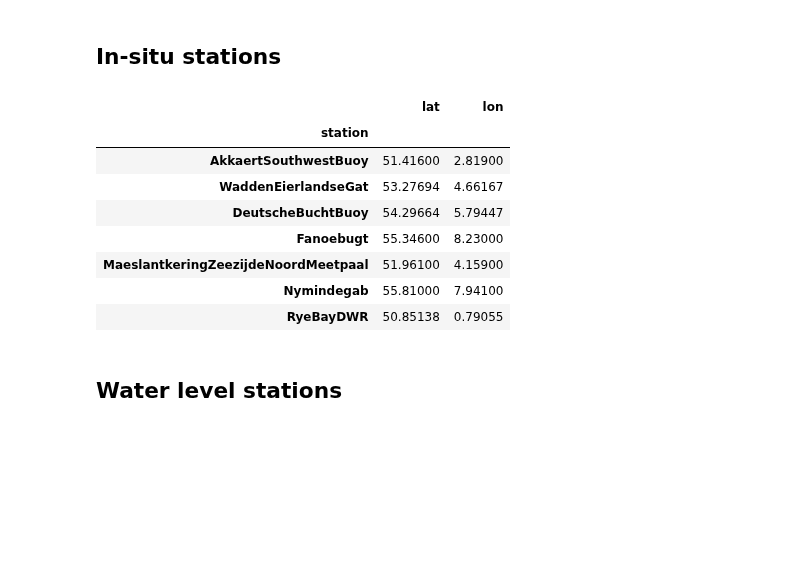
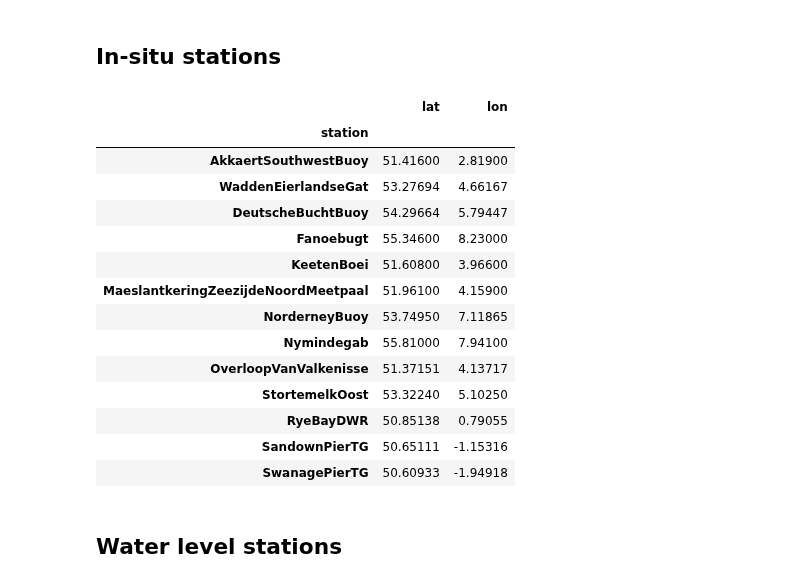
Before and after one commit to DHI/WaterBench-MIKE21SW-SouthernNorthSea, a Jupyter notebook: code/explore_observation_data.ipynb, the cells around one changed output. Drawn from its saved outputs; the diff is of its cells as text; code cells hidden in the pictures; blank space fills up the shorter version.

```diff
--- a/code/explore_observation_data.ipynb
+++ b/code/explore_observation_data.ipynb
@@ -22,18 +22,24 @@ msh = mikeio.open("../input/Mesh_8000_elems.mesh")
 # %% [markdown]
 ## In-situ stations
 # %%
-df_stn = pd.read_csv(fldr + "current_stations.csv", index_col=0)
+df_stn = pd.read_csv(fldr + "stations.csv", index_col=0)
 df_stn
 # %% [output]
 |  | lat | lon |
 | station |  |  |
 | AkkaertSouthwestBuoy | 51.41600 | 2.81900 |
 | WaddenEierlandseGat | 53.27694 | 4.66167 |
 | DeutscheBuchtBuoy | 54.29664 | 5.79447 |
 | Fanoebugt | 55.34600 | 8.23000 |
+| KeetenBoei | 51.60800 | 3.96600 |
 | MaeslantkeringZeezijdeNoordMeetpaal | 51.96100 | 4.15900 |
+| NorderneyBuoy | 53.74950 | 7.11865 |
 | Nymindegab | 55.81000 | 7.94100 |
+| OverloopVanValkenisse | 51.37151 | 4.13717 |
+| StortemelkOost | 53.32240 | 5.10250 |
 | RyeBayDWR | 50.85138 | 0.79055 |
+| SandownPierTG | 50.65111 | -1.15316 |
+| SwanagePierTG | 50.60933 | -1.94918 |
 # %% [markdown]
 ## Water level stations
 # %%
```
Also changed, not shown: parts of 2 cells of this notebook, 2 other files.
